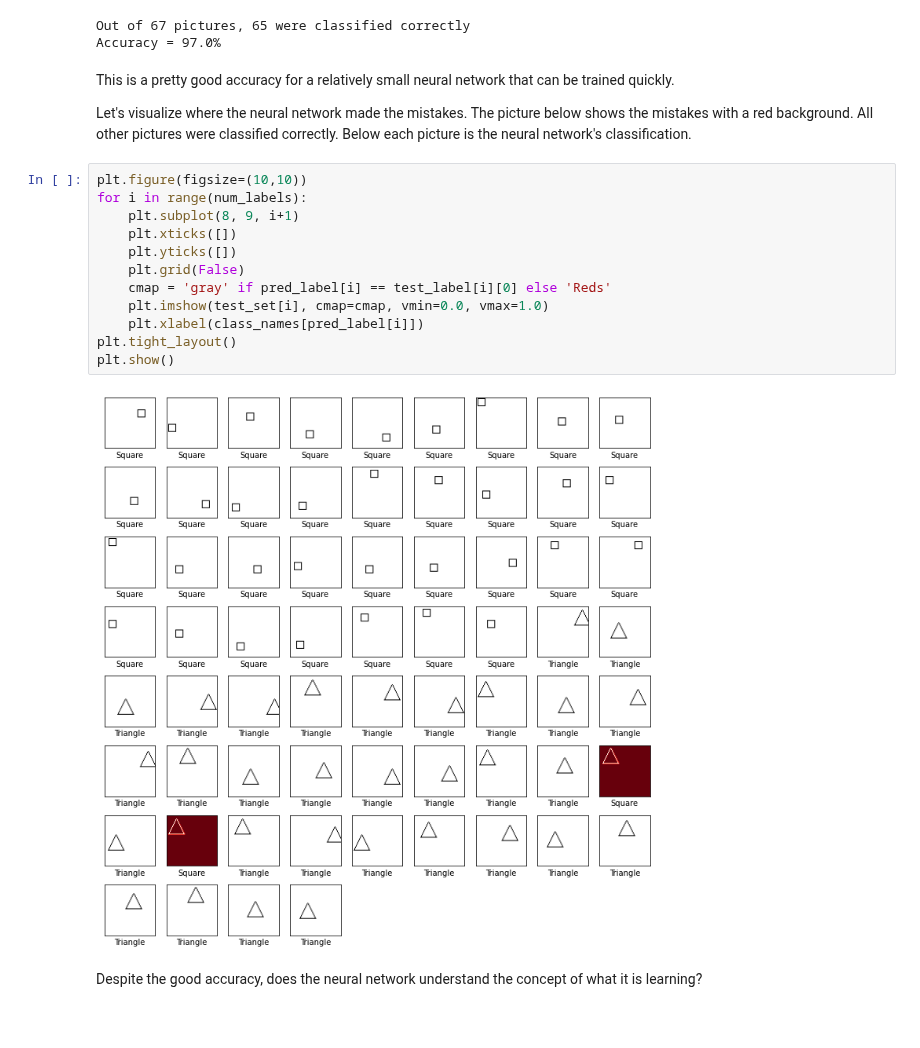
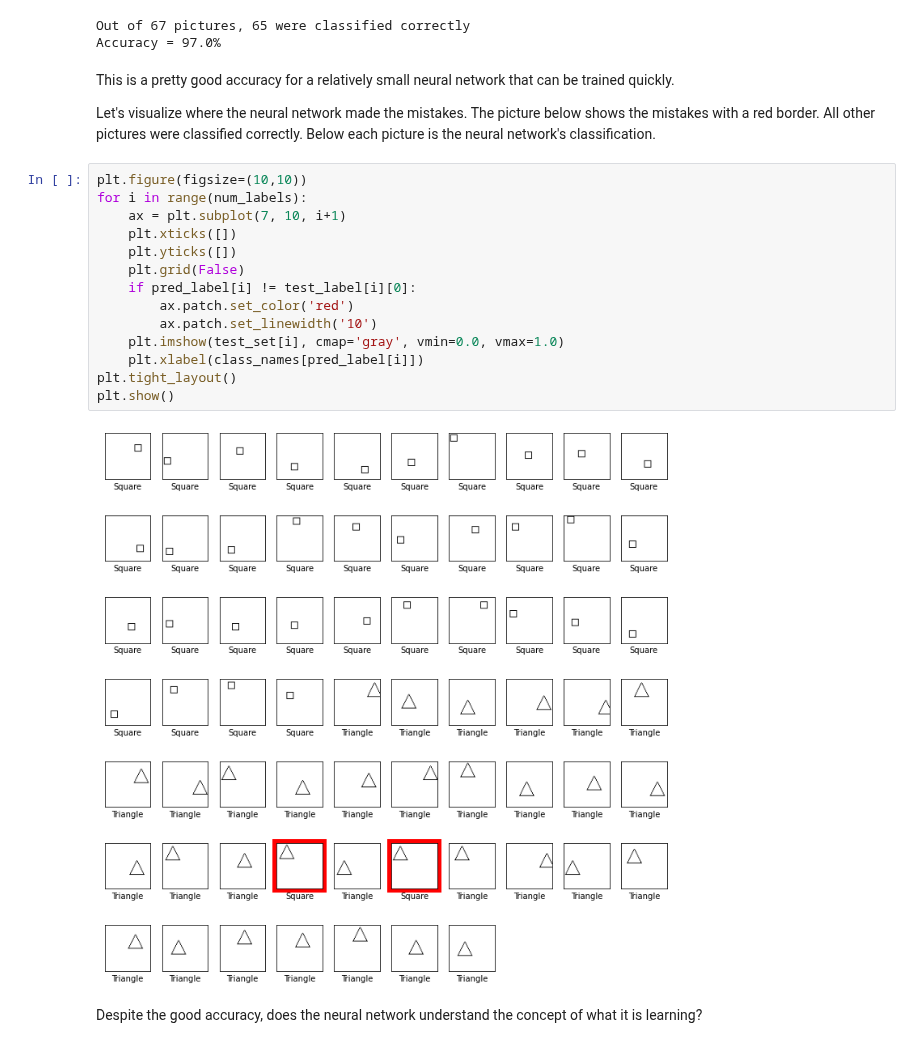
Before and after one commit to fau-masters-collected-works-cgarbin/machine-learning-but-not-understanding, a Jupyter notebook: machine_learning_but_not_understanding.ipynb, the cells around one changed output. Saved outputs shown, nothing was run; the diff lists cells and outputs as text.

```diff
--- a/machine_learning_but_not_understanding.ipynb
+++ b/machine_learning_but_not_understanding.ipynb
@@ -184,21 +184,23 @@ Accuracy = 97.0%
 # %% [markdown]
 This is a pretty good accuracy for a relatively small neural network that can be trained quickly.
 
-Let's visualize where the neural network made the mistakes. The picture below shows the mistakes with a red background. All other pictures were classified correctly. Below each picture is the neural network's classification.
+Let's visualize where the neural network made the mistakes. The picture below shows the mistakes with a red border. All other pictures were classified correctly. Below each picture is the neural network's classification.
 # %%
 plt.figure(figsize=(10,10))
 for i in range(num_labels):
-    plt.subplot(8, 9, i+1)
+    ax = plt.subplot(7, 10, i+1)
     plt.xticks([])
     plt.yticks([])
     plt.grid(False)
-    cmap = 'gray' if pred_label[i] == test_label[i][0] else 'Reds'
-    plt.imshow(test_set[i], cmap=cmap, vmin=0.0, vmax=1.0)
+    if pred_label[i] != test_label[i][0]:
+        ax.patch.set_color('red')
+        ax.patch.set_linewidth('10')
+    plt.imshow(test_set[i], cmap='gray', vmin=0.0, vmax=1.0)
     plt.xlabel(class_names[pred_label[i]])
 plt.tight_layout()
 plt.show()
 # %% [output]
-[figure, old version]
+[figure, new version]
 # %% [markdown]
 Despite the good accuracy, does the neural network understand the concept of what it is learning?
 # %% [markdown]
```
Also changed, not shown: parts of 6 cells of this notebook.
